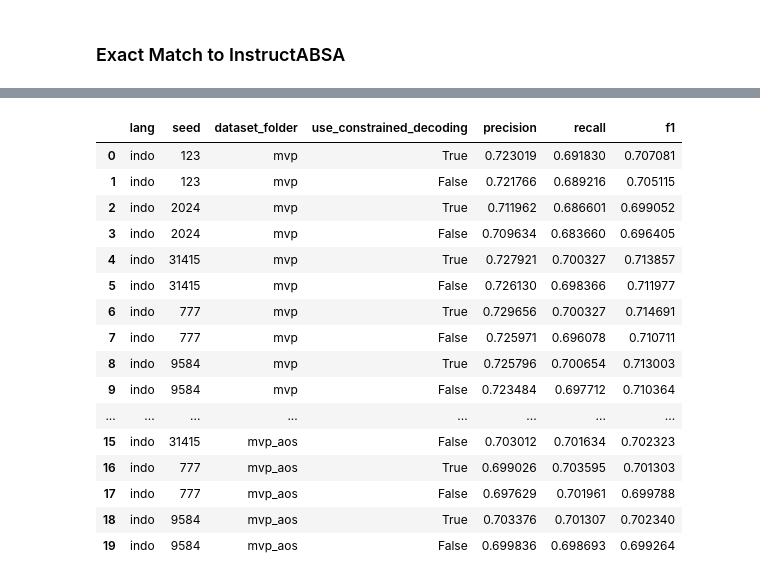
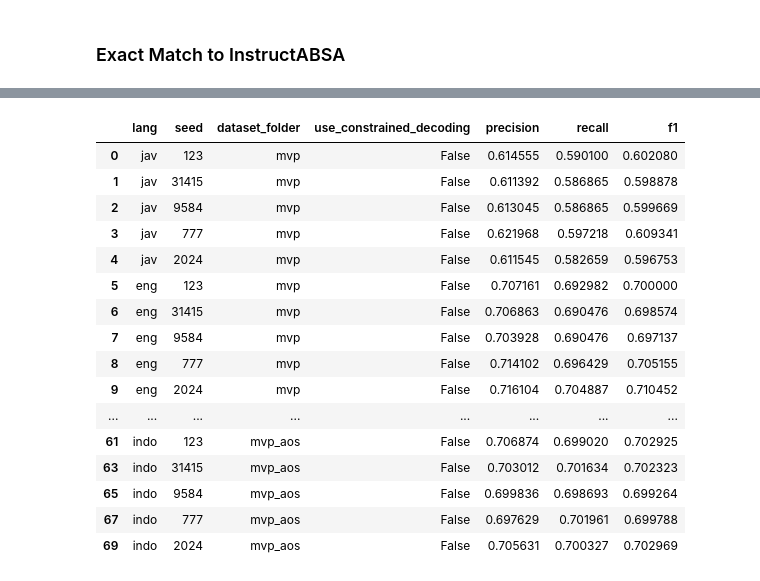
Before and after one commit to hanifmz07/absa-sft-comparison, a Jupyter notebook: notebooks/eval_results_convert.ipynb, the cells around one changed output, grey strips where cells are left out. Drawn from its saved outputs; the diff is of its cells as text; code cells hidden in the pictures.

Commit message:
feat: update eval utils notebooks

```diff
--- a/notebooks/eval_results_convert.ipynb
+++ b/notebooks/eval_results_convert.ipynb
@@ -109,7 +109,7 @@ Name: labels, Length: 1286, dtype: object
 ### Exact Match to InstructABSA
 # %%
 from glob import glob
-paths = glob('outputs\\evals\\hotel_reviews\\indo\\mvp\\seed_*\\*\\*\\*\\*\\voting_results.json')
-paths += glob('outputs\\evals\\hotel_reviews\\indo\\mvp_aos\\seed_*\\*\\*\\*\\*\\inference_results.json')
+paths = glob('outputs/evals/hotel_reviews/*/mvp/seed_*/*/*/*/*/voting_results.json')
+paths += glob('outputs/evals/hotel_reviews/*/mvp_aos/seed_*/*/*/*/*/inference_results.json')
 paths
 # %% [output]
@@ -136,10 +133,10 @@ paths
 # %%
 data_metrics = []
 for output_path in paths:
-	lang = output_path.split('\\')[3]
-	seed = output_path.split('\\')[5].split('_')[1]
-	dataset_folder = output_path.split('\\')[4]
-	use_constrained_decoding = output_path.split('\\')[-2]
+	lang = output_path.split('/')[3]
+	seed = output_path.split('/')[5].split('_')[1]
+	dataset_folder = output_path.split('/')[4]
+	use_constrained_decoding = output_path.split('/')[-2]
 	if use_constrained_decoding == 'constrained_decoding':
 		use_constrained_decoding = True
 	else:
@@ -161,22 +158,22 @@ for output_path in paths:
 	})
 # %%
 df_metrics_aoste = pd.DataFrame(data_metrics)
-df_metrics_aoste
+df_metrics_aoste.loc[df_metrics_aoste['use_constrained_decoding'] == False]
 # %% [output]
 |  | lang | seed | dataset_folder | use_constrained_decoding | precision | recall | f1 |
-| 0 | indo | 123 | mvp | True | 0.723019 | 0.691830 | 0.707081 |
-| 1 | indo | 123 | mvp | False | 0.721766 | 0.689216 | 0.705115 |
-| 2 | indo | 2024 | mvp | True | 0.711962 | 0.686601 | 0.699052 |
-| 3 | indo | 2024 | mvp | False | 0.709634 | 0.683660 | 0.696405 |
-| 4 | indo | 31415 | mvp | True | 0.727921 | 0.700327 | 0.713857 |
-| 5 | indo | 31415 | mvp | False | 0.726130 | 0.698366 | 0.711977 |
-| 6 | indo | 777 | mvp | True | 0.729656 | 0.700327 | 0.714691 |
-| 7 | indo | 777 | mvp | False | 0.725971 | 0.696078 | 0.710711 |
-| 8 | indo | 9584 | mvp | True | 0.725796 | 0.700654 | 0.713003 |
-| 9 | indo | 9584 | mvp | False | 0.723484 | 0.697712 | 0.710364 |
+| 0 | jav | 123 | mvp | False | 0.614555 | 0.590100 | 0.602080 |
+| 1 | jav | 31415 | mvp | False | 0.611392 | 0.586865 | 0.598878 |
+| 2 | jav | 9584 | mvp | False | 0.613045 | 0.586865 | 0.599669 |
+| 3 | jav | 777 | mvp | False | 0.621968 | 0.597218 | 0.609341 |
+| 4 | jav | 2024 | mvp | False | 0.611545 | 0.582659 | 0.596753 |
+| 5 | eng | 123 | mvp | False | 0.707161 | 0.692982 | 0.700000 |
+| 6 | eng | 31415 | mvp | False | 0.706863 | 0.690476 | 0.698574 |
+| 7 | eng | 9584 | mvp | False | 0.703928 | 0.690476 | 0.697137 |
+| 8 | eng | 777 | mvp | False | 0.714102 | 0.696429 | 0.705155 |
+| 9 | eng | 2024 | mvp | False | 0.716104 | 0.704887 | 0.710452 |
 | ... | ... | ... | ... | ... | ... | ... | ... |
-| 15 | indo | 31415 | mvp_aos | False | 0.703012 | 0.701634 | 0.702323 |
-| 16 | indo | 777 | mvp_aos | True | 0.699026 | 0.703595 | 0.701303 |
-| 17 | indo | 777 | mvp_aos | False | 0.697629 | 0.701961 | 0.699788 |
-| 18 | indo | 9584 | mvp_aos | True | 0.703376 | 0.701307 | 0.702340 |
-| 19 | indo | 9584 | mvp_aos | False | 0.699836 | 0.698693 | 0.699264 |
+| 61 | indo | 123 | mvp_aos | False | 0.706874 | 0.699020 | 0.702925 |
+| 63 | indo | 31415 | mvp_aos | False | 0.703012 | 0.701634 | 0.702323 |
+| 65 | indo | 9584 | mvp_aos | False | 0.699836 | 0.698693 | 0.699264 |
+| 67 | indo | 777 | mvp_aos | False | 0.697629 | 0.701961 | 0.699788 |
+| 69 | indo | 2024 | mvp_aos | False | 0.705631 | 0.700327 | 0.702969 |
```
Also changed, not shown: parts of 2 cells of this notebook, 2 other files.
